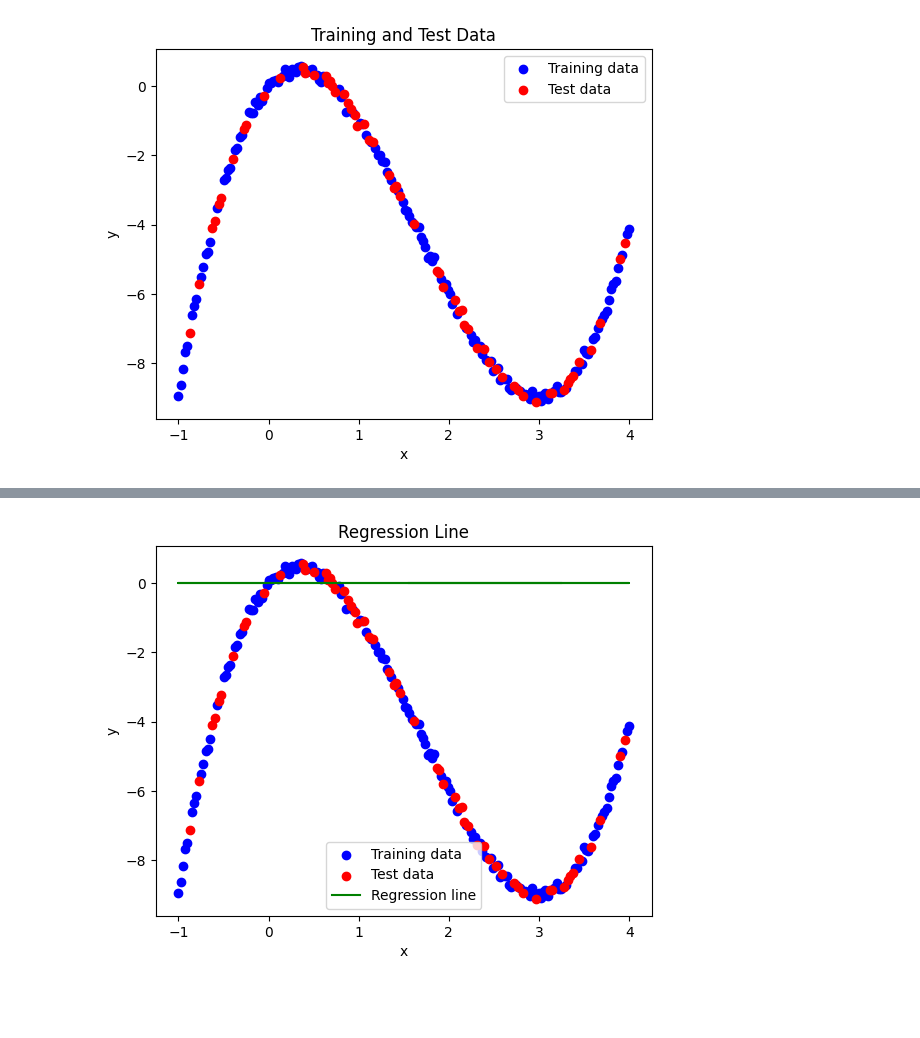
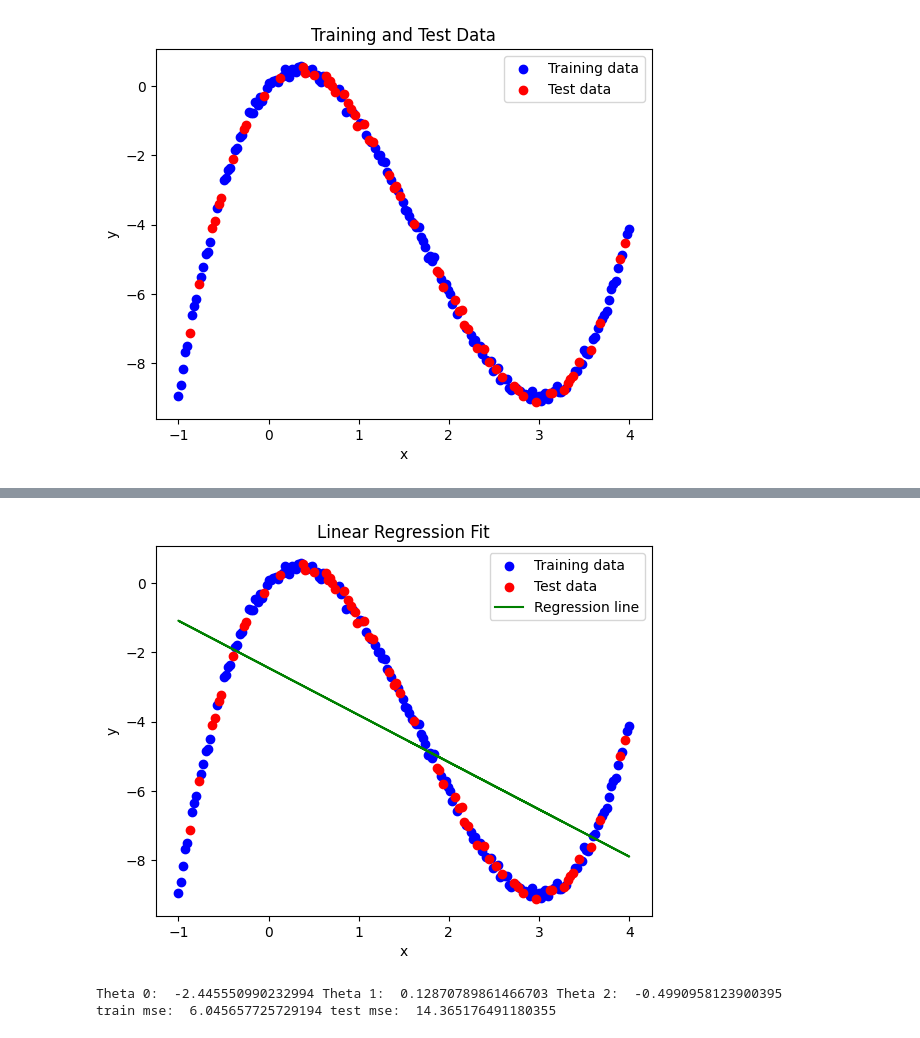
Before and after one commit to kilpy/Machine-Learning-6220, a Jupyter notebook: HW1/Q6/linear_regression.ipynb, the cells around one changed output, grey strips where cells are left out. Saved outputs shown, nothing was run; the diff lists cells and outputs as text; code cells hidden in the pictures; blank space fills up the shorter version.

```diff
--- a/HW1/Q6/linear_regression.ipynb
+++ b/HW1/Q6/linear_regression.ipynb
@@ -127,17 +142,15 @@ Final Loss: 974.6864139780697
 # %%
 # plot the regression line
 plt.scatter(x_train, y_train, color='blue', label='Training data')
 plt.scatter(x_test, y_test, color='red', label='Test data')
-theta_0_scalar = theta_0[0, 0]
-theta_1_scalar = theta_1[0, 0]
-plt.plot(x_train, theta_0_scalar + theta_1_scalar * x_train, color='green', label='Regression line')
+plt.plot(x_train, y_train_pred, color='green', label='Regression line')
 plt.xlabel('x')
 plt.ylabel('y')
-plt.title('Regression Line')
+plt.title('Linear Regression Fit')
 plt.legend()
 plt.show()
 # %% [output]
-[figure, old version]
+[figure, new version]
 # %%
 # c. Compare and discuss:
     # Parameter comparison
@@ -163,0 +159,25 @@ plt.show()
+# %%
+# 3. Assume a quadratic model of the form: y = theta_0 + theta_1 * x + theta_2 * x^2.
+    # note the changes: construct the matrix x:
+matrix_x = np.vstack((np.ones(len(x_train)), x_train, x_train**2)).T
+
+# a. Use the closed form solution to find optimial theta_0, theta_1, and theta_2.
+    # solve for theta
+theta = np.linalg.inv(matrix_x.T @ matrix_x) @ matrix_x.T @ y_train_vector
+theta_0, theta_1, theta_2 = theta.flatten()
+print("Theta 0: ", theta_0, "Theta 1: ", theta_1, "Theta 2: ", theta_2)
+
+# MSE:
+y_train_pred = matrix_x @ theta
+y_test_pred = matrix_x @ theta
+
+#resize (remove extra dimension):
+y_train_pred = np.resize(y_train_pred, y_train.shape)
+y_test_pred = np.resize(y_test_pred, y_test.shape)
+
+train_mse = mse(len(y_train), y_train, y_train_pred)
+test_mse = mse(len(y_test), y_test, y_test_pred)
+print("train mse: ", train_mse, "test mse: ", test_mse)
+# %% [output]
+Theta 0:  -2.445550990232994 Theta 1:  0.12870789861466703 Theta 2:  -0.4990958123900395
+train mse:  6.045657725729194 test mse:  14.365176491180355
```
Also changed, not shown: parts of 8 cells of this notebook, 1 other file.
